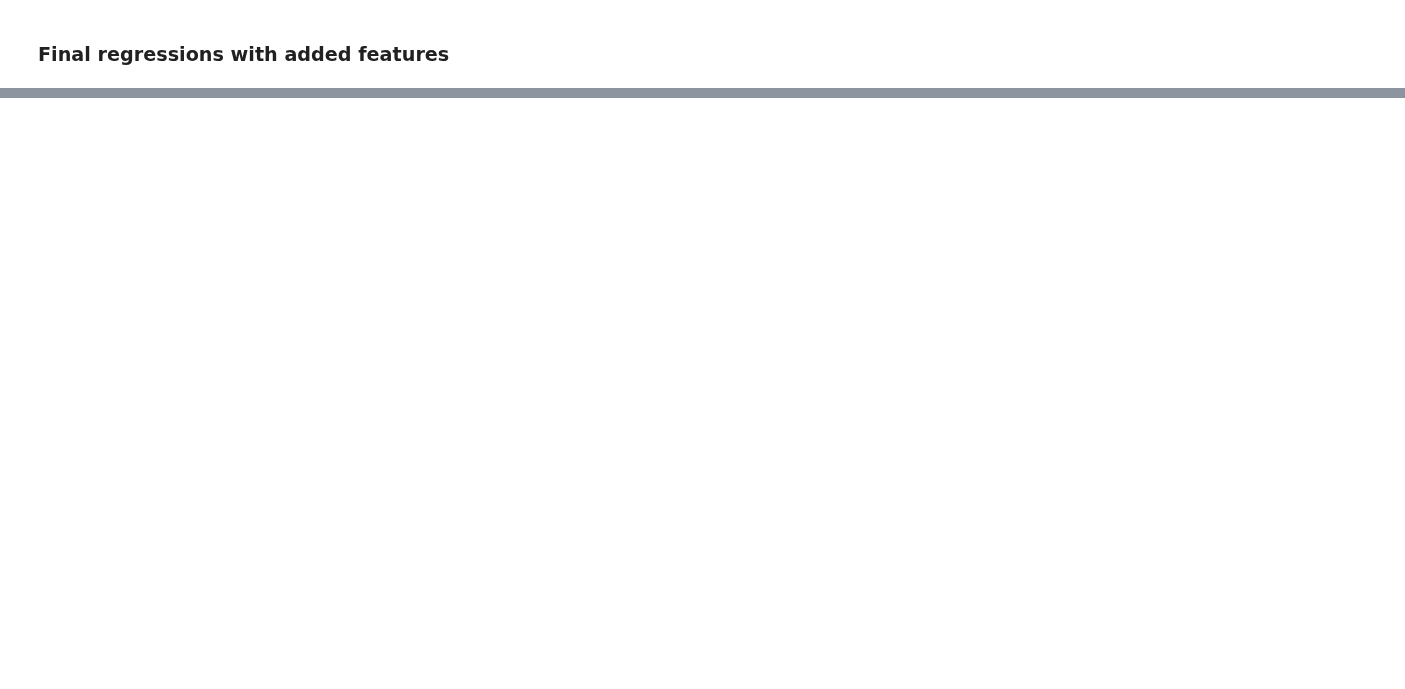
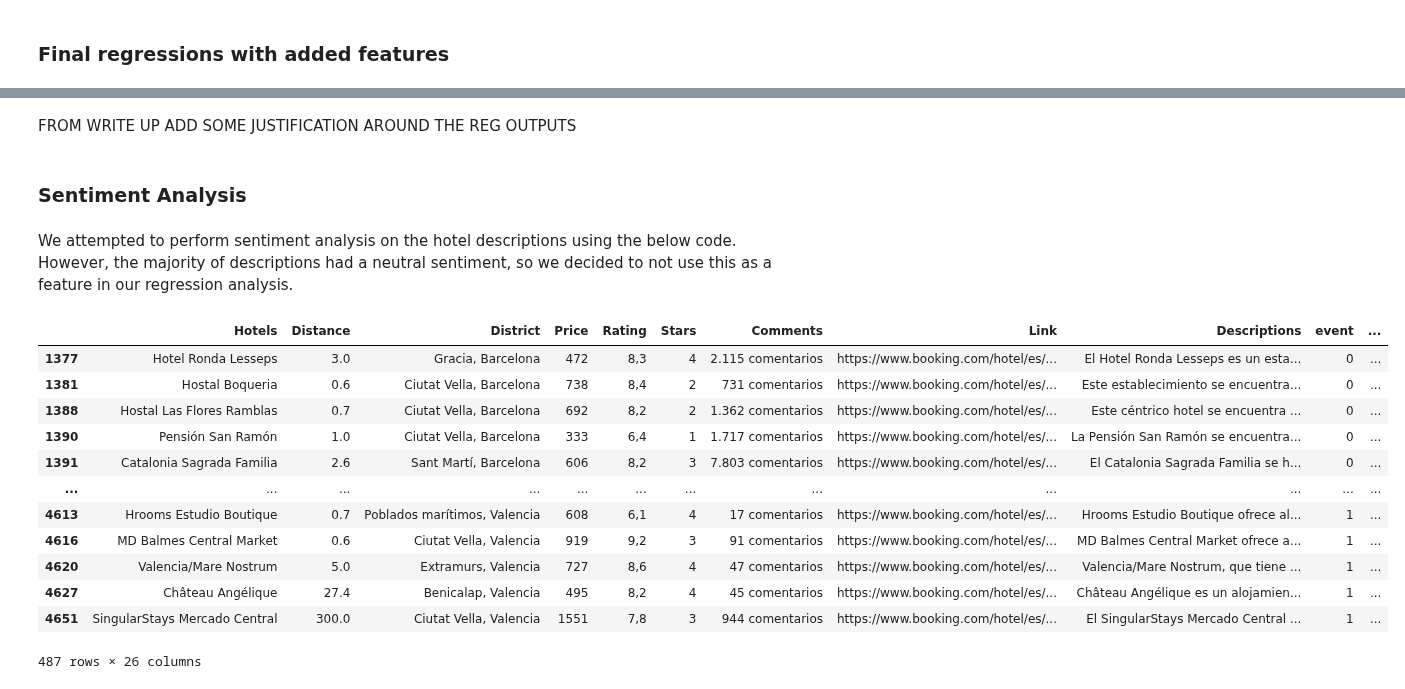
Before and after one commit to mgallon235/Bookings, a Jupyter notebook: final_draft/data_and_regressions/Regressions_Mobile.ipynb, the cells around one changed output, grey strips where cells are left out. Cells and saved outputs as stored; diff of their text form; code cells hidden in the pictures; blank space fills up the shorter version.

```diff
--- a/final_draft/data_and_regressions/Regressions_Mobile.ipynb
+++ b/final_draft/data_and_regressions/Regressions_Mobile.ipynb
@@ -596,0 +726,31 @@ print(model.summary())
+# %% [markdown]
+FROM WRITE UP ADD SOME JUSTIFICATION AROUND THE REG OUTPUTS
+# %% [markdown]
+### Sentiment Analysis
+# %% [markdown]
+We attempted to perform sentiment analysis on the hotel descriptions using the below code. However, the majority of descriptions had a neutral sentiment, so we decided to not use this as a feature in our regression analysis.
+# %%
+def calculate_sentiment(description):
+    if isinstance(description, str):
+        return TextBlob(description).sentiment.polarity
+    else:
+        # Return 0 for NaN values
+        return 0
+
+# Apply the function to the 'Descriptions' column
+df['sentiment'] = df['Descriptions'].apply(calculate_sentiment)
+df
+# %% [output]
+|  | Hotels | Distance | District | Price | Rating | Stars | Comments | Link | Descriptions | event | ... |
+| 1377 | Hotel Ronda Lesseps | 3.0 | Gracia, Barcelona | 472 | 8,3 | 4 | 2.115 comentarios | https://www.booking.com/hotel/es/... | El Hotel Ronda Lesseps es un esta... | 0 | ... |
+| 1381 | Hostal Boqueria | 0.6 | Ciutat Vella, Barcelona | 738 | 8,4 | 2 | 731 comentarios | https://www.booking.com/hotel/es/... | Este establecimiento se encuentra... | 0 | ... |
+| 1388 | Hostal Las Flores Ramblas | 0.7 | Ciutat Vella, Barcelona | 692 | 8,2 | 2 | 1.362 comentarios | https://www.booking.com/hotel/es/... | Este céntrico hotel se encuentra ... | 0 | ... |
+| 1390 | Pensión San Ramón | 1.0 | Ciutat Vella, Barcelona | 333 | 6,4 | 1 | 1.717 comentarios | https://www.booking.com/hotel/es/... | La Pensión San Ramón se encuentra... | 0 | ... |
+| 1391 | Catalonia Sagrada Familia | 2.6 | Sant Martí, Barcelona | 606 | 8,2 | 3 | 7.803 comentarios | https://www.booking.com/hotel/es/... | El Catalonia Sagrada Familia se h... | 0 | ... |
+| ... | ... | ... | ... | ... | ... | ... | ... | ... | ... | ... | ... |
+| 4613 | Hrooms Estudio Boutique | 0.7 | Poblados marítimos, Valencia | 608 | 6,1 | 4 | 17 comentarios | https://www.booking.com/hotel/es/... | Hrooms Estudio Boutique ofrece al... | 1 | ... |
+| 4616 | MD Balmes Central Market | 0.6 | Ciutat Vella, Valencia | 919 | 9,2 | 3 | 91 comentarios | https://www.booking.com/hotel/es/... | MD Balmes Central Market ofrece a... | 1 | ... |
+| 4620 | Valencia/Mare Nostrum | 5.0 | Extramurs, Valencia | 727 | 8,6 | 4 | 47 comentarios | https://www.booking.com/hotel/es/... | Valencia/Mare Nostrum, que tiene ... | 1 | ... |
+| 4627 | Château Angélique | 27.4 | Benicalap, Valencia | 495 | 8,2 | 4 | 45 comentarios | https://www.booking.com/hotel/es/... | Château Angélique es un alojamien... | 1 | ... |
+| 4651 | SingularStays Mercado Central | 300.0 | Ciutat Vella, Valencia | 1551 | 7,8 | 3 | 944 comentarios | https://www.booking.com/hotel/es/... | El SingularStays Mercado Central ... | 1 | ... |
+487 rows × 26 columns
```
Also changed, not shown: parts of 16 cells of this notebook.
